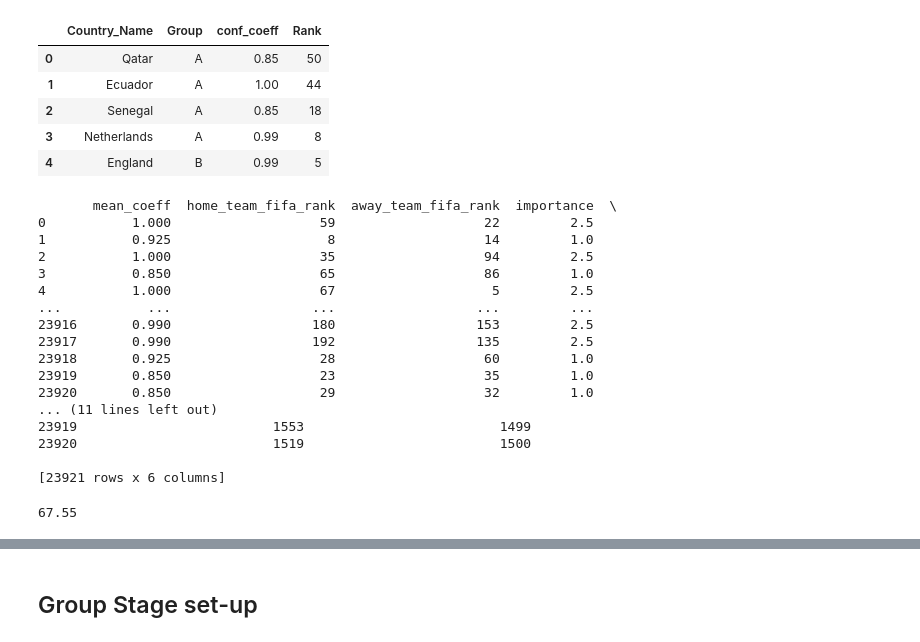
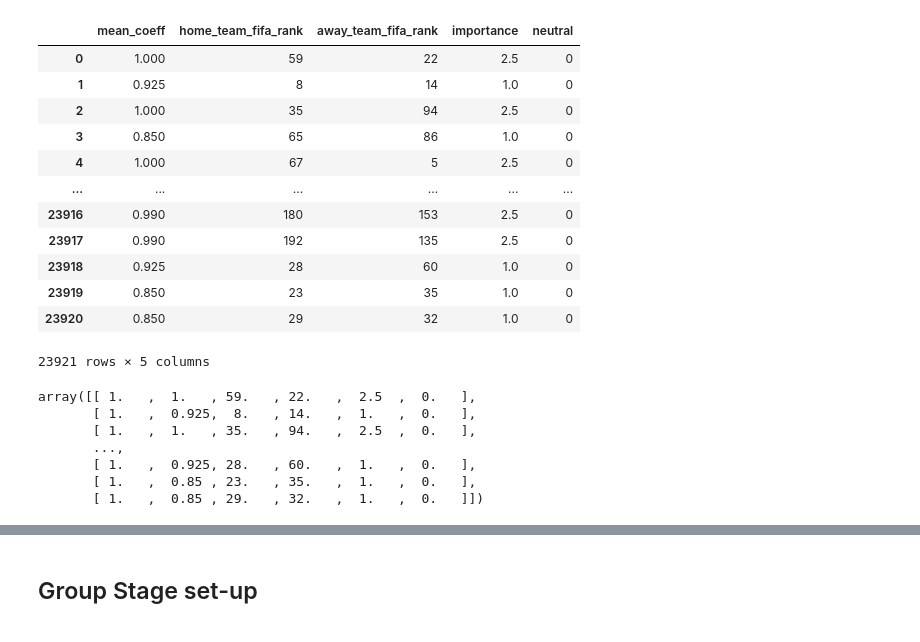
Before and after one commit to elYonno/WorldCup2022Predictor, a Jupyter notebook: Logistic.ipynb, the cells around one changed output, grey strips where cells are left out. Drawn from its saved outputs; the diff is of its cells as text; code cells hidden in the pictures.

Commit message:
Logistic Regression worksssssss

```diff
--- a/Logistic.ipynb
+++ b/Logistic.ipynb
@@ -49,34 +29,21 @@ groups.set_index(['Country_Name'])
-# %%
-groups.head()
-# %% [output]
-|  | Country_Name | Group | conf_coeff | Rank |
-| 0 | Qatar | A | 0.85 | 50 |
-| 1 | Ecuador | A | 1.00 | 44 |
-| 2 | Senegal | A | 0.85 | 18 |
-| 3 | Netherlands | A | 0.99 | 8 |
-| 4 | England | B | 0.99 | 5 |
-# %%
-data['tvalue_difference'] = data['tvalue_home'] - data['tvalue_away']
-data['is_won'] = (data['home_team_result'] == 'Win') * 1
+# %%
+data['result'] = (data['home_team_result'] == 'Win') * 1
+data['neutral'] = (data['neutral_location'] == 'TRUE') * 1
 # %%
-X = data.loc[:, ['mean_coeff', 'home_team_fifa_rank', 'away_team_fifa_rank', 'importance','home_team_total_fifa_points','away_team_total_fifa_points']]
-Y = data['is_won']
-print(X)
+X = data.loc[:, ['mean_coeff', 'home_team_fifa_rank', 'away_team_fifa_rank', 'importance','neutral']]
+y = data['result']
+X
 # %% [output]
+|  | mean_coeff | home_team_fifa_rank | away_team_fifa_rank | importance | neutral |
+| 0 | 1.000 | 59 | 22 | 2.5 | 0 |
+| 1 | 0.925 | 8 | 14 | 1.0 | 0 |
+| 2 | 1.000 | 35 | 94 | 2.5 | 0 |
+| 3 | 0.850 | 65 | 86 | 1.0 | 0 |
+| 4 | 1.000 | 67 | 5 | 2.5 | 0 |
+| ... | ... | ... | ... | ... | ... |
+| 23916 | 0.990 | 180 | 153 | 2.5 | 0 |
+| 23917 | 0.990 | 192 | 135 | 2.5 | 0 |
+| 23918 | 0.925 | 28 | 60 | 1.0 | 0 |
+| 23919 | 0.850 | 23 | 35 | 1.0 | 0 |
+| 23920 | 0.850 | 29 | 32 | 1.0 | 0 |
-       mean_coeff  home_team_fifa_rank  away_team_fifa_rank  importance  \
-0           1.000                   59                   22         2.5
-1           0.925                    8                   14         1.0
-2           1.000                   35                   94         2.5
-3           0.850                   65                   86         1.0
-4           1.000                   67                    5         2.5
-...           ...                  ...                  ...         ...
-23916       0.990                  180                  153         2.5
-23917       0.990                  192                  135         2.5
-23918       0.925                   28                   60         1.0
-23919       0.850                   23                   35         1.0
-23920       0.850                   29                   32         1.0
-... (11 lines left out)
-23919                         1553                         1499
-23920                         1519                         1500
-
-[23921 rows x 6 columns]
+23921 rows × 5 columns
@@ -86,15 +50,16 @@ x_train, x_test, y_train, y_test = train_test_split(
-# %%
-logreg = LogisticRegression()
-logreg.fit(x_train, y_train)
-log_pred = logreg.predict(x_test)
-acc_log = round(logreg.score(x_test, y_test) * 100, 2)
-acc_log
-# %% [output]
-67.55
 # %%
 m, n = X.shape
 
 X = np.concatenate([np.ones((m, 1)), X], axis=1)
+X
+# %% [output]
+array([[ 1.   ,  1.   , 59.   , 22.   ,  2.5  ,  0.   ],
+       [ 1.   ,  0.925,  8.   , 14.   ,  1.   ,  0.   ],
+       [ 1.   ,  1.   , 35.   , 94.   ,  2.5  ,  0.   ],
+       ...,
+       [ 1.   ,  0.925, 28.   , 60.   ,  1.   ,  0.   ],
+       [ 1.   ,  0.85 , 23.   , 35.   ,  1.   ,  0.   ],
+       [ 1.   ,  0.85 , 29.   , 32.   ,  1.   ,  0.   ]])
 # %%
 def sigmoid(z):
     z = np.array(z)
```
Also changed, not shown: parts of 26 cells of this notebook.
